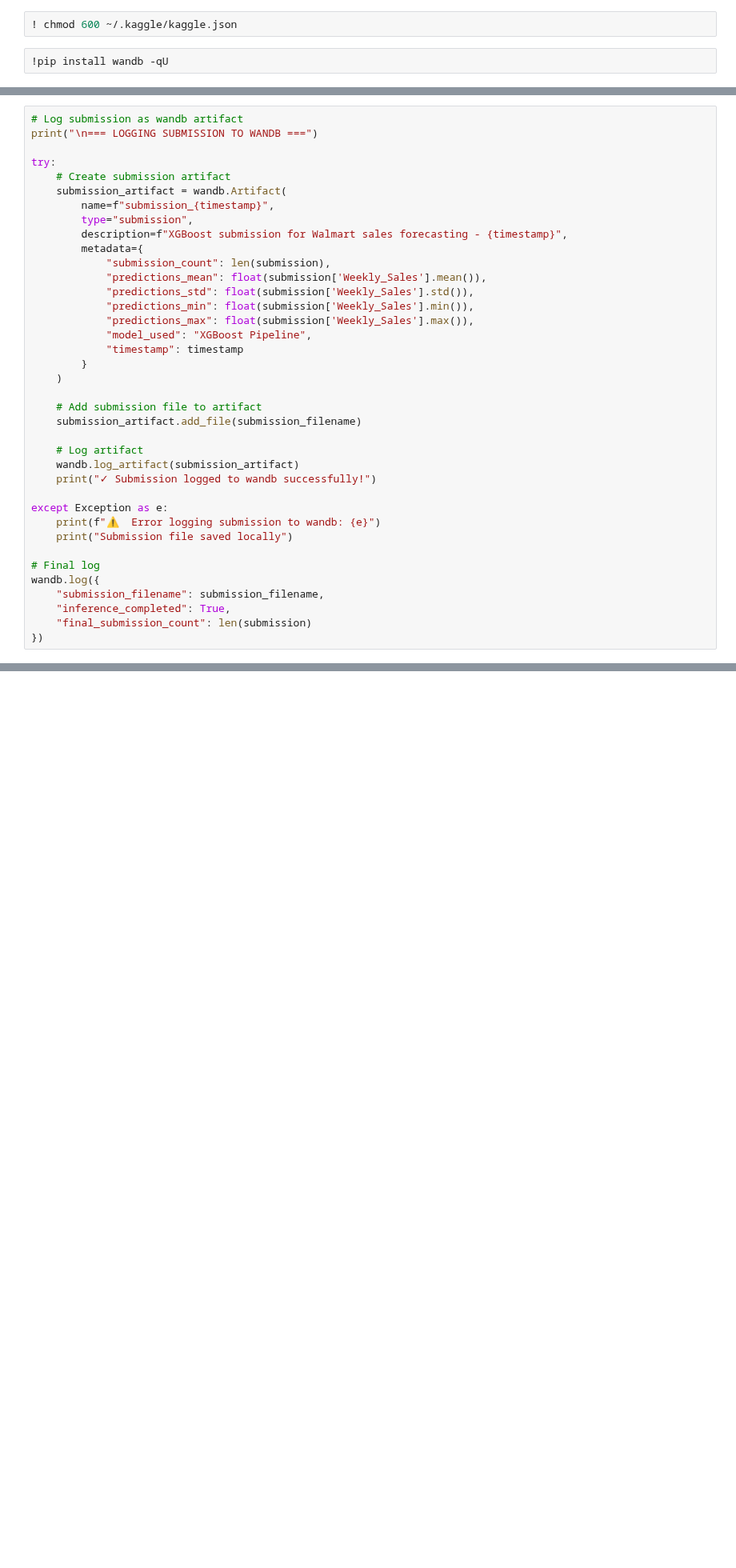
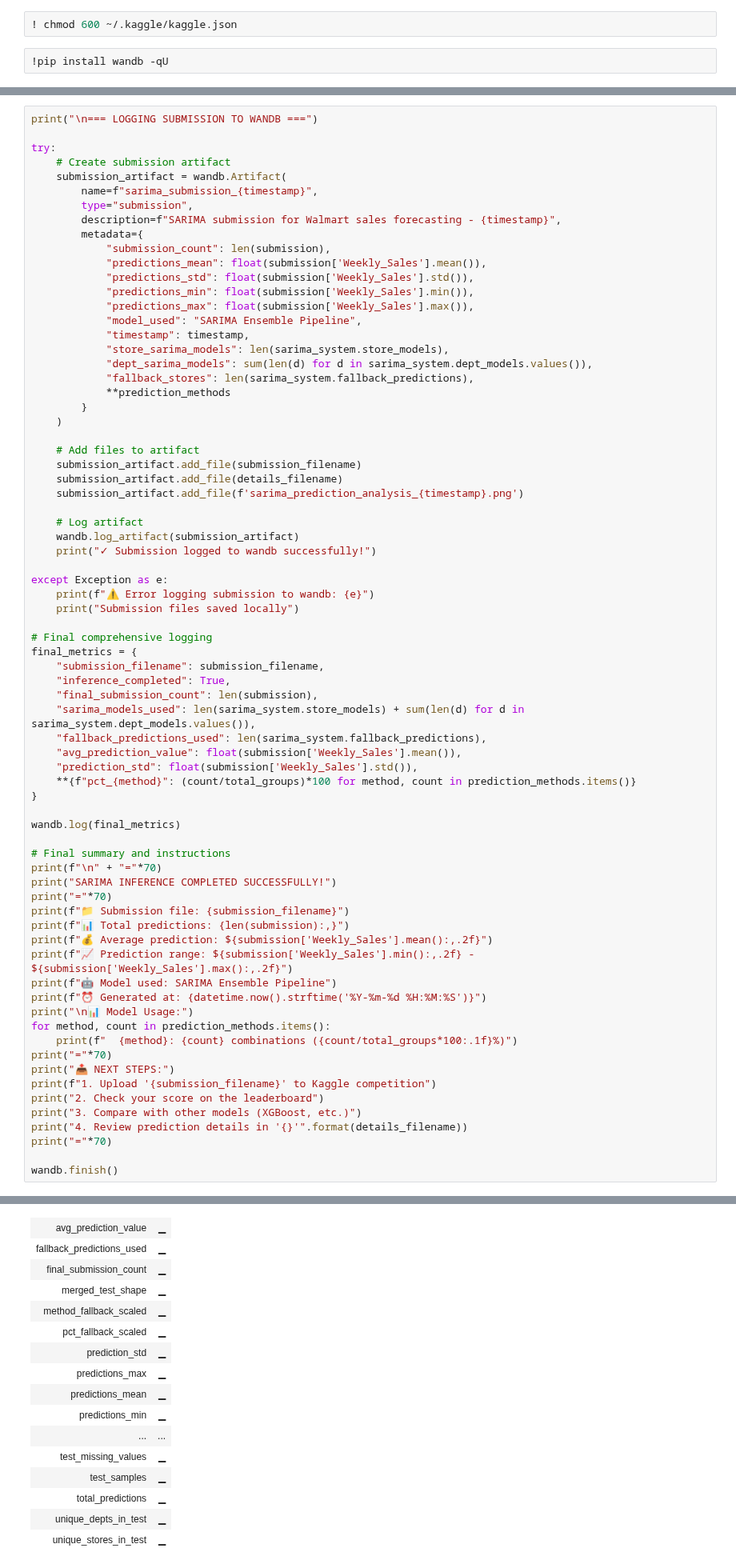
Before and after one commit to wrymp/Final-Project-Walmart-Recruiting---Store-Sales-Forecasting, a Jupyter notebook: model_inference.ipynb, the cells around one changed output, grey strips where cells are left out. Shown at 80% size. Drawn from its saved outputs; the diff is of its cells as text; blank space fills up the shorter version.

```diff
--- a/model_inference.ipynb
+++ b/model_inference.ipynb
@@ -402,41 +678,76 @@ Submission Statistics:
 # %%
-# Log submission as wandb artifact
 print("\n=== LOGGING SUBMISSION TO WANDB ===")
 
 try:
     # Create submission artifact
     submission_artifact = wandb.Artifact(
-        name=f"submission_{timestamp}",
+        name=f"sarima_submission_{timestamp}",
         type="submission",
-        description=f"XGBoost submission for Walmart sales forecasting - {timestamp}",
+        description=f"SARIMA submission for Walmart sales forecasting - {timestamp}",
         metadata={
             "submission_count": len(submission),
             "predictions_mean": float(submission['Weekly_Sales'].mean()),
             "predictions_std": float(submission['Weekly_Sales'].std()),
             "predictions_min": float(submission['Weekly_Sales'].min()),
             "predictions_max": float(submission['Weekly_Sales'].max()),
-            "model_used": "XGBoost Pipeline",
-            "timestamp": timestamp
+            "model_used": "SARIMA Ensemble Pipeline",
+            "timestamp": timestamp,
+            "store_sarima_models": len(sarima_system.store_models),
+            "dept_sarima_models": sum(len(d) for d in sarima_system.dept_models.values()),
+            "fallback_stores": len(sarima_system.fallback_predictions),
+            **prediction_methods
         }
     )
 
-    # Add submission file to artifact
+    # Add files to artifact
     submission_artifact.add_file(submission_filename)
+    submission_artifact.add_file(details_filename)
+    submission_artifact.add_file(f'sarima_prediction_analysis_{timestamp}.png')
 
     # Log artifact
     wandb.log_artifact(submission_artifact)
     print("✓ Submission logged to wandb successfully!")
 
 except Exception as e:
-    print(f"⚠️  Error logging submission to wandb: {e}")
-    print("Submission file saved locally")
+    print(f"⚠️ Error logging submission to wandb: {e}")
+    print("Submission files saved locally")
 
-# Final log
-wandb.log({
+# Final comprehensive logging
+final_metrics = {
     "submission_filename": submission_filename,
     "inference_completed": True,
-    "final_submission_count": len(submission)
-})
+    "final_submission_count": len(submission),
+    "sarima_models_used": len(sarima_system.store_models) + sum(len(d) for d in sarima_system.dept_models.values()),
+    "fallback_predictions_used": len(sarima_system.fallback_predictions),
+    "avg_prediction_value": float(submission['Weekly_Sales'].mean()),
+    "prediction_std": float(submission['Weekly_Sales'].std()),
+    **{f"pct_{method}": (count/total_groups)*100 for method, count in prediction_methods.items()}
+}
+
+wandb.log(final_metrics)
+
+# Final summary and instructions
+print(f"\n" + "="*70)
+print("SARIMA INFERENCE COMPLETED SUCCESSFULLY!")
+print("="*70)
+print(f"📁 Submission file: {submission_filename}")
+print(f"📊 Total predictions: {len(submission):,}")
+print(f"💰 Average prediction: ${submission['Weekly_Sales'].mean():,.2f}")
+print(f"📈 Prediction range: ${submission['Weekly_Sales'].min():,.2f} - ${submission['Weekly_Sales'].max():,.2f}")
+print(f"🤖 Model used: SARIMA Ensemble Pipeline")
+print(f"⏰ Generated at: {datetime.now().strftime('%Y-%m-%d %H:%M:%S')}")
+print("\n📊 Model Usage:")
+for method, count in prediction_methods.items():
+    print(f"  {method}: {count} combinations ({count/total_groups*100:.1f}%)")
+print("="*70)
+print("📤 NEXT STEPS:")
+print(f"1. Upload '{submission_filename}' to Kaggle competition")
+print("2. Check your score on the leaderboard")
+print("3. Compare with other models (XGBoost, etc.)")
+print("4. Review prediction details in '{}'".format(details_filename))
+print("="*70)
+
+wandb.finish()
 # %% [output]
 === LOGGING SUBMISSION TO WANDB ===
 ✓ Submission logged to wandb successfully!
@@ -442,0 +771,16 @@ wandb.log({
+| avg_prediction_value | ▁ |
+| fallback_predictions_used | ▁ |
+| final_submission_count | ▁ |
+| merged_test_shape | ▁ |
+| method_fallback_scaled | ▁ |
+| pct_fallback_scaled | ▁ |
+| prediction_std | ▁ |
+| predictions_max | ▁ |
+| predictions_mean | ▁ |
+| predictions_min | ▁ |
+| ... | ... |
+| test_missing_values | ▁ |
+| test_samples | ▁ |
+| total_predictions | ▁ |
+| unique_depts_in_test | ▁ |
+| unique_stores_in_test | ▁ |
```
Also changed, not shown: parts of 14 cells of this notebook.
